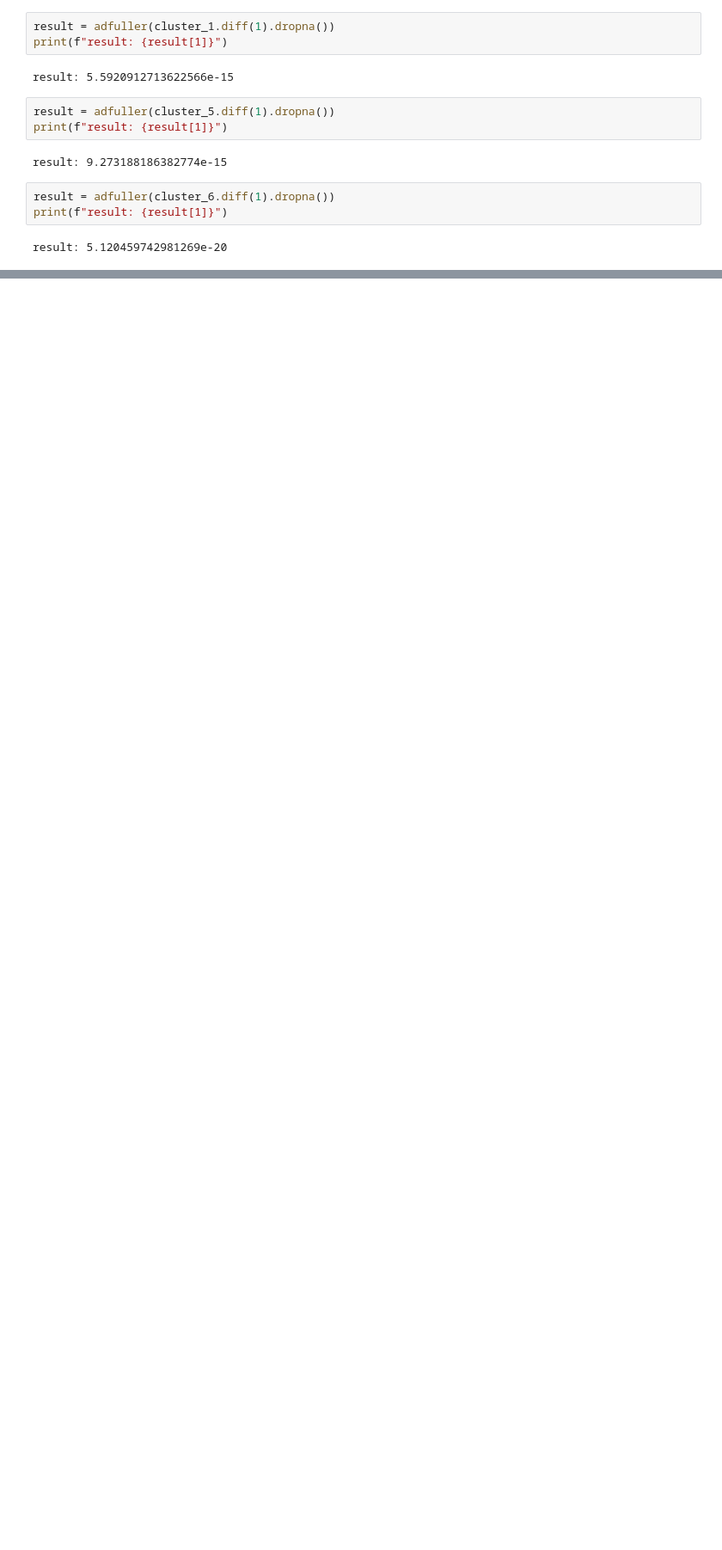
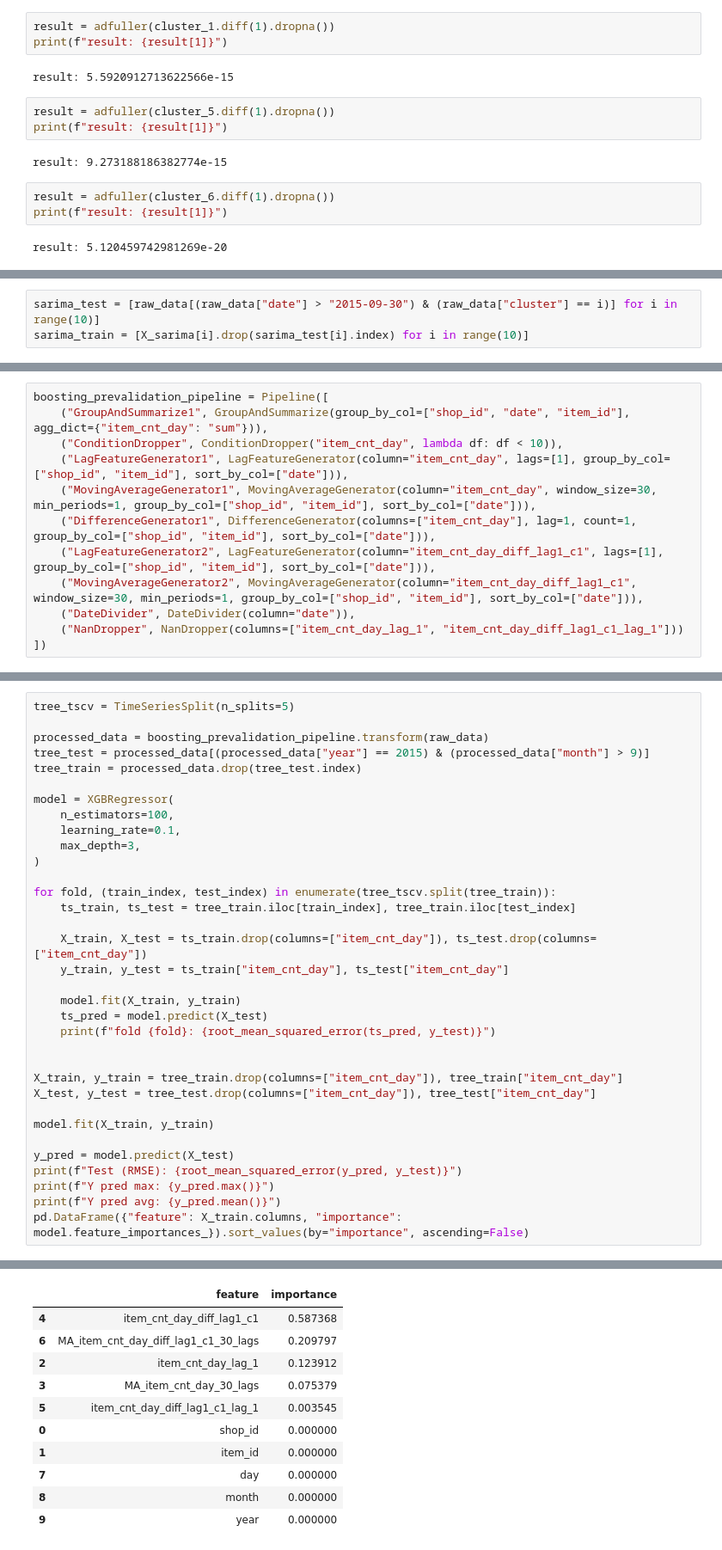
Before and after one commit to Akevilli/Internship, a Jupyter notebook: train&test.ipynb, the cells around one changed output, grey strips where cells are left out. Shown at 86% size. Saved outputs shown, nothing was run; the diff lists cells and outputs as text; blank space fills up the shorter version.

```diff
--- a/train&test.ipynb
+++ b/train&test.ipynb
@@ -274,0 +227,3 @@ NameError: name 'TimeSeriesSplit' is not defined
+# %%
+sarima_test = [raw_data[(raw_data["date"] > "2015-09-30") & (raw_data["cluster"] == i)] for i in range(10)]
+sarima_train = [X_sarima[i].drop(sarima_test[i].index) for i in range(10)]
@@ -274,0 +292,12 @@ NameError: name 'TimeSeriesSplit' is not defined
+# %%
+boosting_prevalidation_pipeline = Pipeline([
+    ("GroupAndSummarize1", GroupAndSummarize(group_by_col=["shop_id", "date", "item_id"], agg_dict={"item_cnt_day": "sum"})),
+    ("ConditionDropper", ConditionDropper("item_cnt_day", lambda df: df < 10)),
+    ("LagFeatureGenerator1", LagFeatureGenerator(column="item_cnt_day", lags=[1], group_by_col=["shop_id", "item_id"], sort_by_col=["date"])),
+    ("MovingAverageGenerator1", MovingAverageGenerator(column="item_cnt_day", window_size=30, min_periods=1, group_by_col=["shop_id", "item_id"], sort_by_col=["date"])),
+    ("DifferenceGenerator1", DifferenceGenerator(columns=["item_cnt_day"], lag=1, count=1, group_by_col=["shop_id", "item_id"], sort_by_col=["date"])),
+    ("LagFeatureGenerator2", LagFeatureGenerator(column="item_cnt_day_diff_lag1_c1", lags=[1], group_by_col=["shop_id", "item_id"], sort_by_col=["date"])),
+    ("MovingAverageGenerator2", MovingAverageGenerator(column="item_cnt_day_diff_lag1_c1", window_size=30, min_periods=1, group_by_col=["shop_id", "item_id"], sort_by_col=["date"])),
+    ("DateDivider", DateDivider(column="date")),
+    ("NanDropper", NanDropper(columns=["item_cnt_day_lag_1", "item_cnt_day_diff_lag1_c1_lag_1"]))
+])
@@ -274,0 +317,35 @@ NameError: name 'TimeSeriesSplit' is not defined
+# %%
+tree_tscv = TimeSeriesSplit(n_splits=5)
+
+processed_data = boosting_prevalidation_pipeline.transform(raw_data)
+tree_test = processed_data[(processed_data["year"] == 2015) & (processed_data["month"] > 9)]
+tree_train = processed_data.drop(tree_test.index)
+
+model = XGBRegressor(
+    n_estimators=100,
+    learning_rate=0.1,
+    max_depth=3,
+)
+
+for fold, (train_index, test_index) in enumerate(tree_tscv.split(tree_train)):
+    ts_train, ts_test = tree_train.iloc[train_index], tree_train.iloc[test_index]
+
+    X_train, X_test = ts_train.drop(columns=["item_cnt_day"]), ts_test.drop(columns=["item_cnt_day"])
+    y_train, y_test = ts_train["item_cnt_day"], ts_test["item_cnt_day"]
+
+    model.fit(X_train, y_train)
+    ts_pred = model.predict(X_test)
+    print(f"fold {fold}: {root_mean_squared_error(ts_pred, y_test)}")
+
+
+X_train, y_train = tree_train.drop(columns=["item_cnt_day"]), tree_train["item_cnt_day"]
+X_test, y_test = tree_test.drop(columns=["item_cnt_day"]), tree_test["item_cnt_day"]
+
+model.fit(X_train, y_train)
+
+y_pred = model.predict(X_test)
+print(f"Test (RMSE): {root_mean_squared_error(y_pred, y_test)}")
+print(f"Y pred max: {y_pred.max()}")
+print(f"Y pred avg: {y_pred.mean()}")
+pd.DataFrame({"feature": X_train.columns, "importance": model.feature_importances_}).sort_values(by="importance", ascending=False)
+# %% [output]
@@ -274,0 +360,11 @@ NameError: name 'TimeSeriesSplit' is not defined
+|  | feature | importance |
+| 4 | item_cnt_day_diff_lag1_c1 | 0.587368 |
+| 6 | MA_item_cnt_day_diff_lag1_c1_30_lags | 0.209797 |
+| 2 | item_cnt_day_lag_1 | 0.123912 |
+| 3 | MA_item_cnt_day_30_lags | 0.075379 |
+| 5 | item_cnt_day_diff_lag1_c1_lag_1 | 0.003545 |
+| 0 | shop_id | 0.000000 |
+| 1 | item_id | 0.000000 |
+| 7 | day | 0.000000 |
+| 8 | month | 0.000000 |
+| 9 | year | 0.000000 |
```
Also changed, not shown: parts of 41 cells of this notebook, 1 other file.
